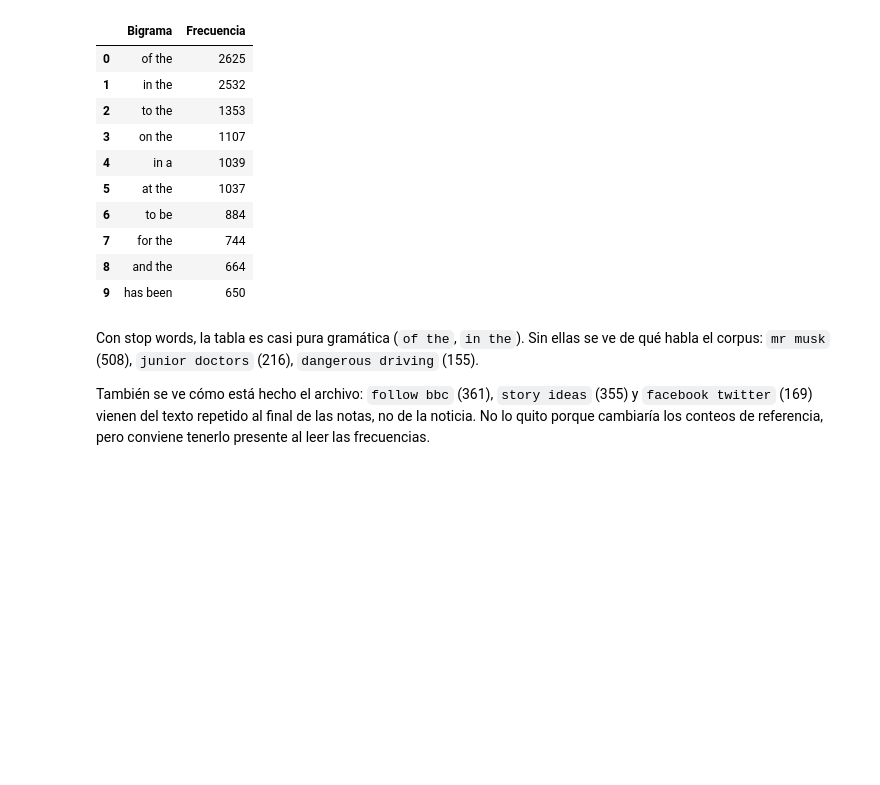
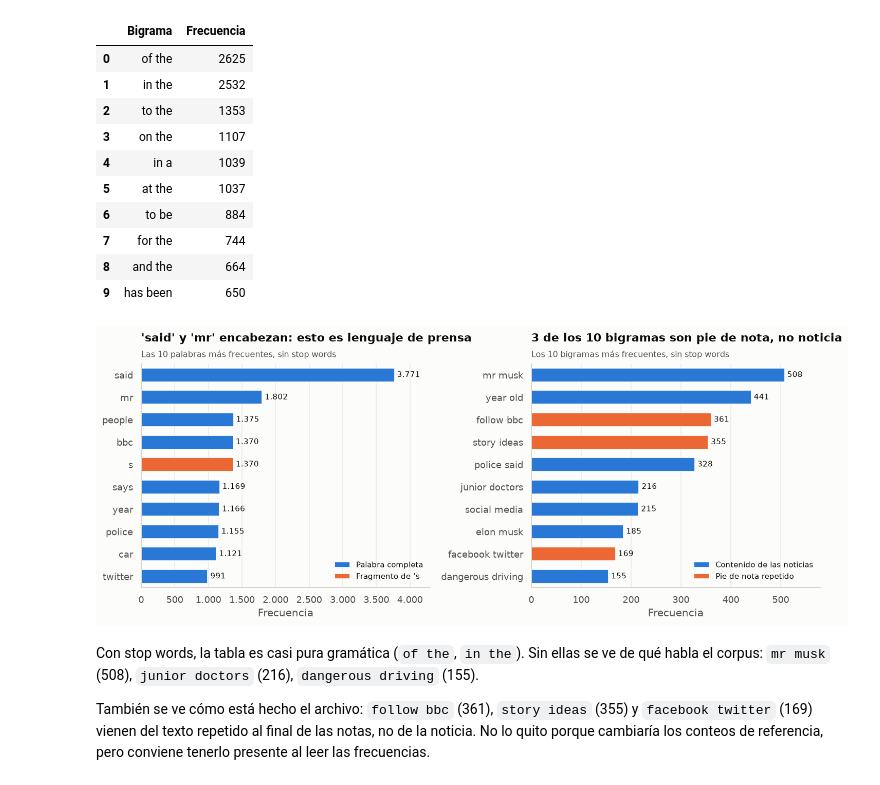
Before and after one commit to AlejoMoncada/llm-assignment1, a Jupyter notebook: 03_Assignment_Sesion1_BoW_Word2Vec.ipynb, the cells around one changed output. Cells and saved outputs as stored; diff of their text form; code cells hidden in the pictures; blank space fills up the shorter version.

```diff
--- a/03_Assignment_Sesion1_BoW_Word2Vec.ipynb
+++ b/03_Assignment_Sesion1_BoW_Word2Vec.ipynb
@@ -357,6 +374,36 @@ display(explorar_frecuencias(10, False, "Bigramas"))
 | 7 | for the | 744 |
 | 8 | and the | 664 |
 | 9 | has been | 650 |
+# %%
+PIE_DE_NOTA = {"follow bbc", "story ideas", "facebook twitter"}
+
+palabras_top = explorar_frecuencias(10, True, "Palabras")
+palabras_top["Tipo"] = np.where(palabras_top["Palabra"] == "s", "Fragmento de ’s", "Palabra completa")
+bigramas_top = explorar_frecuencias(10, True, "Bigramas")
+bigramas_top["Tipo"] = np.where(bigramas_top["Bigrama"].isin(PIE_DE_NOTA), "Pie de nota repetido", "Contenido de las noticias")
+n_pie = int(bigramas_top["Bigrama"].isin(PIE_DE_NOTA).sum())
+
+fig, (izq, der) = plt.subplots(1, 2, figsize=(12, 5))
+paneles = [
+    (izq, palabras_top, "Palabra", {"Palabra completa": BLUE, "Fragmento de ’s": ORANGE},
+     f"'{palabras_top.iloc[0, 0]}' y '{palabras_top.iloc[1, 0]}' encabezan: esto es lenguaje de prensa", "Las 10 palabras más frecuentes, sin stop words"),
+    (der, bigramas_top, "Bigrama", {"Contenido de las noticias": BLUE, "Pie de nota repetido": ORANGE},
+     f"{n_pie} de los 10 bigramas son pie de nota, no noticia", "Los 10 bigramas más frecuentes, sin stop words"),
+]
+for ax, datos, columna, colores, titulo, subtitulo in paneles:
+    sns.barplot(datos, y=columna, x="Frecuencia", hue="Tipo", palette=colores, dodge=False, width=0.62, saturation=1, ax=ax)
+    for pos, valor in enumerate(datos["Frecuencia"]):
+        ax.text(valor, pos, f" {es(valor)}", va="center", fontsize=9)
+    ax.set(xlabel="Frecuencia", ylabel=None)
+    ax.margins(x=0.14)
+    ax.grid(axis="y", visible=False)
+    ticks_es(ax.xaxis)
+    titular(ax, titulo, subtitulo)
+    ax.legend(loc="lower right", fontsize=9)
+plt.tight_layout()
+plt.show()
+# %% [output]
+[figure, added]
 # %% [markdown]
 Con stop words, la tabla es casi pura gramática (`of the`, `in the`). Sin ellas se ve de qué habla el corpus: `mr musk` (508), `junior doctors` (216), `dangerous driving` (155).
 
```
Also changed, not shown: parts of 29 cells of this notebook, 4 other files.
